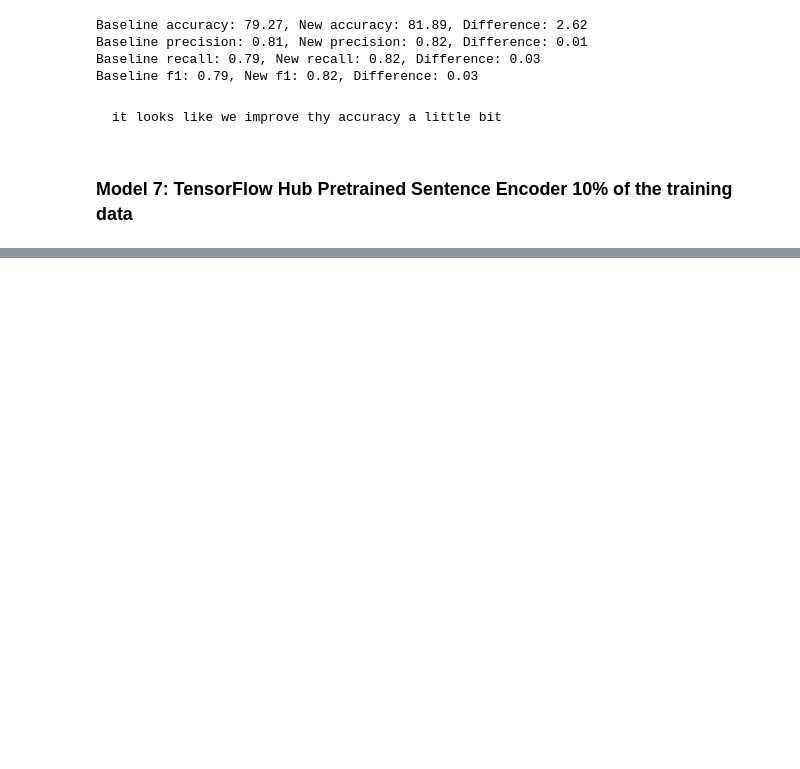
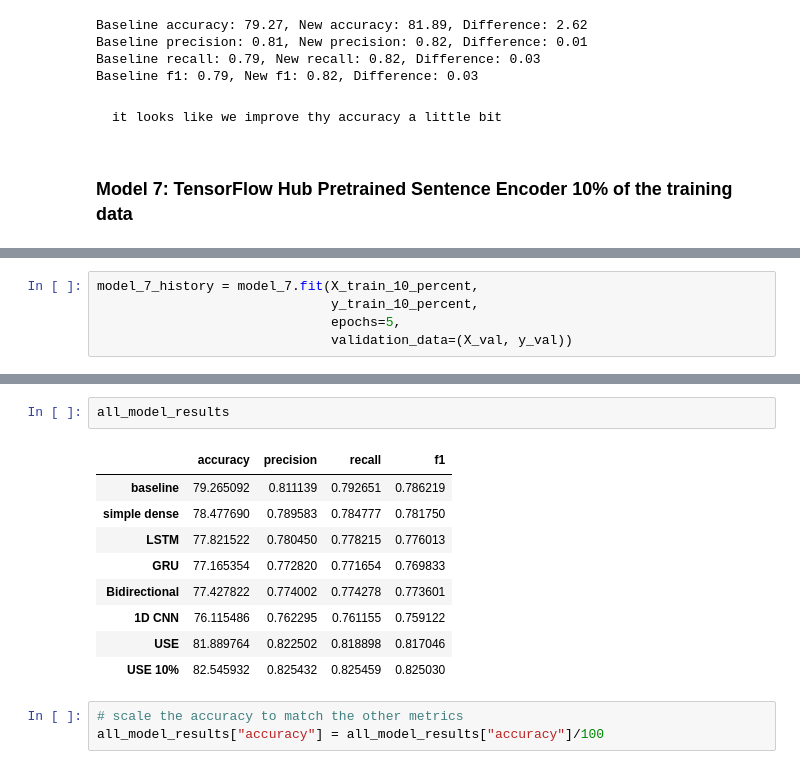
Before and after one commit to 0xpix/Kaggle-competitions, a Jupyter notebook: nlp_with_disaster_tweets.ipynb, the cells around one changed output, grey strips where cells are left out. Saved outputs shown, nothing was run; the diff lists cells and outputs as text; blank space fills up the shorter version.

```diff
--- a/nlp_with_disaster_tweets.ipynb
+++ b/nlp_with_disaster_tweets.ipynb
@@ -971,0 +1015,5 @@ it looks like we improve thy accuracy a little bit
+# %%
+model_7_history = model_7.fit(X_train_10_percent,
+                              y_train_10_percent,
+                              epochs=5,
+                              validation_data=(X_val, y_val))
@@ -971,0 +1073,15 @@ it looks like we improve thy accuracy a little bit
+# %%
+all_model_results
+# %% [output]
+|  | accuracy | precision | recall | f1 |
+| baseline | 79.265092 | 0.811139 | 0.792651 | 0.786219 |
+| simple dense | 78.477690 | 0.789583 | 0.784777 | 0.781750 |
+| LSTM | 77.821522 | 0.780450 | 0.778215 | 0.776013 |
+| GRU | 77.165354 | 0.772820 | 0.771654 | 0.769833 |
+| Bidirectional | 77.427822 | 0.774002 | 0.774278 | 0.773601 |
+| 1D CNN | 76.115486 | 0.762295 | 0.761155 | 0.759122 |
+| USE | 81.889764 | 0.822502 | 0.818898 | 0.817046 |
+| USE 10% | 82.545932 | 0.825432 | 0.825459 | 0.825030 |
+# %%
+# scale the accuracy to match the other metrics
+all_model_results["accuracy"] = all_model_results["accuracy"]/100
```
Also changed, not shown: parts of 13 cells of this notebook.
